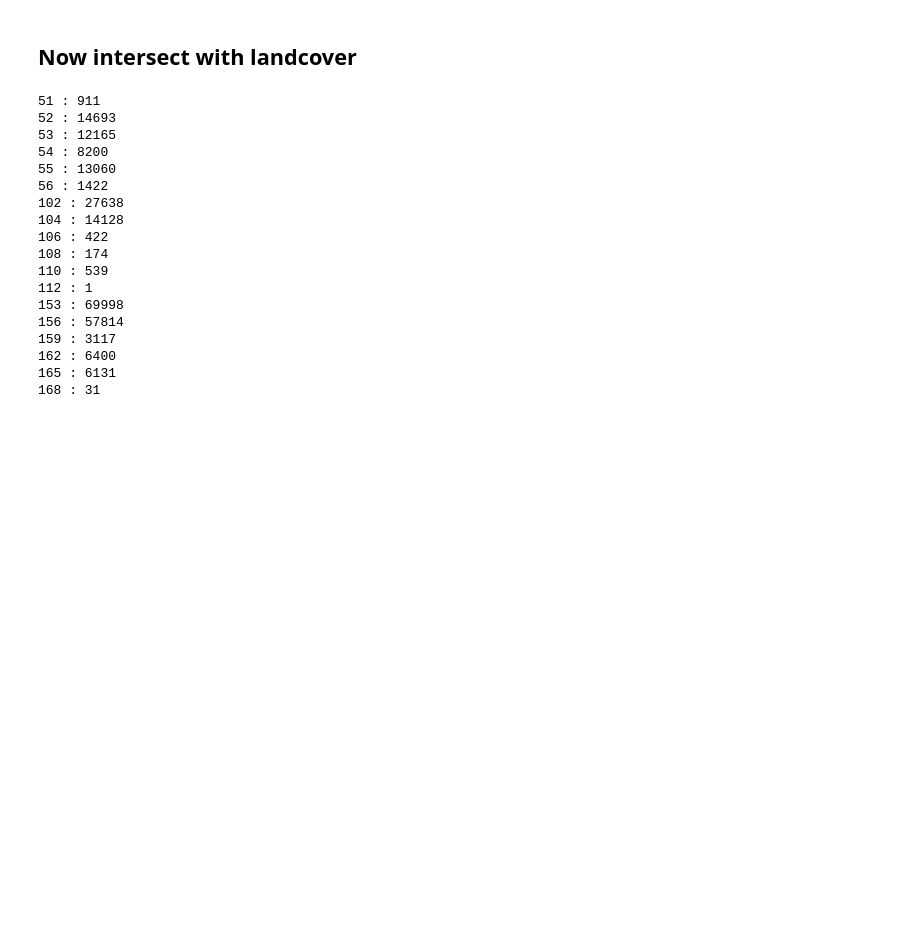
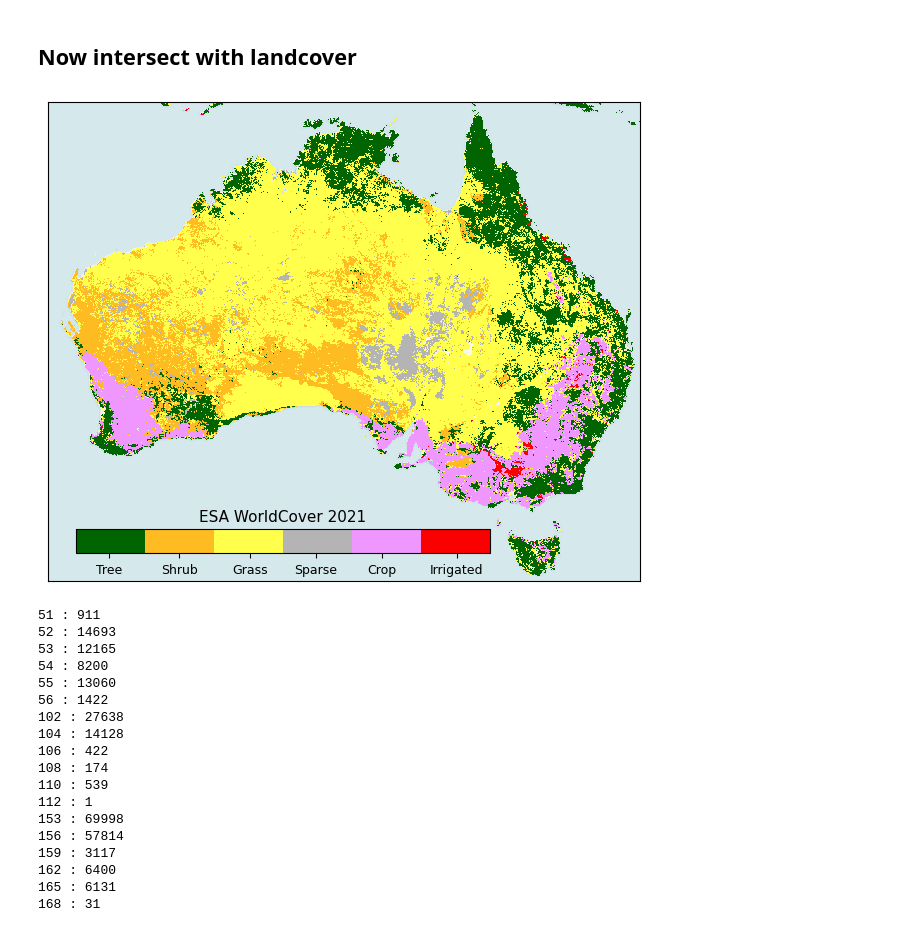
Before and after one commit to cbur24/Aus_CO2_fertilisation, a Jupyter notebook: notebooks/analysis/Koppen_climate_zones.ipynb, the cells around one changed output. Cells and saved outputs as stored; diff of their text form; code cells hidden in the pictures; blank space fills up the shorter version.

```diff
--- a/notebooks/analysis/Koppen_climate_zones.ipynb
+++ b/notebooks/analysis/Koppen_climate_zones.ipynb
@@ -124,2 +120,23 @@ koppen_and_lc = koppen_adju*lc #mulitply to get unique lc-climate classes
+# %%
+fig,ax = plt.subplots(1,1, figsize=(6,5), layout='constrained')
+
+categories =['Tree', 'Shrub', 'Grass', 'Sparse', 'Crop', 'Irrigated'] #'wetlands', 'mangrove'
+colors = ['#006400','#ffbb22', '#ffff4c', '#b4b4b4', '#f096ff', '#fa0000'] # '#0096a0', '#00cf75',
+        #
+cmap = LinearSegmentedColormap.from_list("landcover_cmap", colors, N=len(colors))
+
+im = lc.plot(cmap=cmap, ax=ax, add_colorbar=False, add_labels=False)
+ax.axes.get_xaxis().set_ticks([])
+ax.axes.get_yaxis().set_ticks([])
+ctx.add_basemap(ax, source=ctx.providers.CartoDB.VoyagerNoLabels, crs='EPSG:4326', attribution='', attribution_size=1)
+axins1 = inset_axes(ax,width="70%",height="5%",loc="lower left", borderpad=2)
+cbar = fig.colorbar(im, cax=axins1, ticks=[1.4, 2.25, 3.1, 3.9, 4.7, 5.6], orientation='horizontal')
+cbar.ax.set_title('ESA WorldCover 2021', fontsize=11);
+cbar.ax.set_xticklabels(categories, fontsize=9);
+
+fig.savefig("/g/data/os22/chad_tmp/Aus_CO2_fertilisation/results/figs/ESA_WorldCover.png",
+            bbox_inches='tight', dpi=300)
+# %% [output]
+[figure, added]
 # %%
 #number of pixels in each category
```
Also changed, not shown: parts of 4 cells of this notebook, 4 other files.
